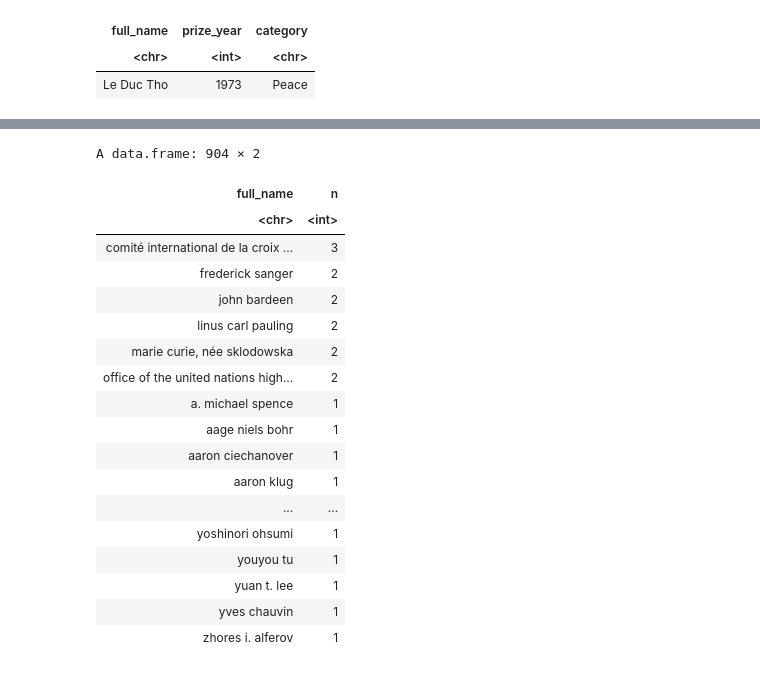
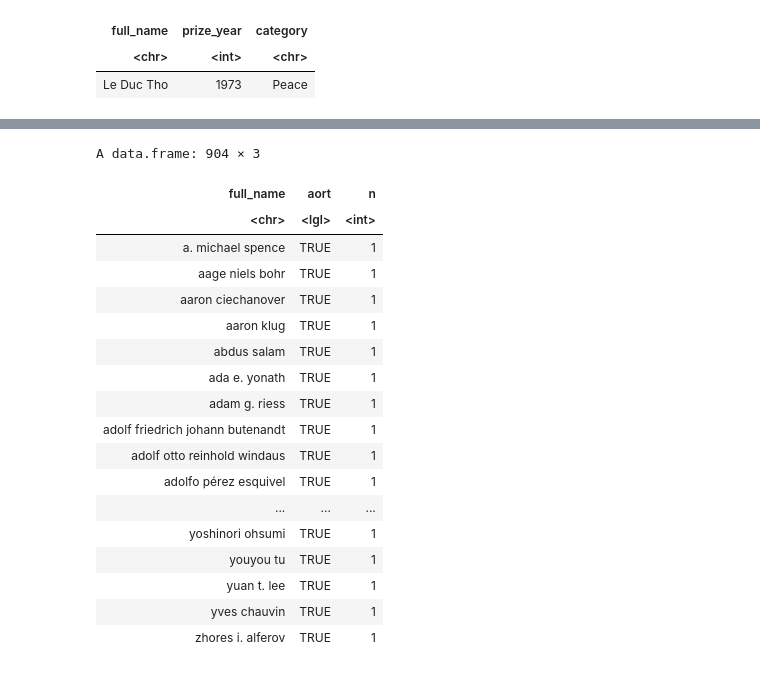
Before and after one commit to S10958018/lichen, a Jupyter notebook: 1119.ipynb, the cells around one changed output, grey strips where cells are left out. Drawn from its saved outputs; the diff is of its cells as text; code cells hidden in the pictures.

```diff
--- a/1119.ipynb
+++ b/1119.ipynb
@@ -147,10 +176,10 @@ nobel_winners <- nobel %>%
  mutate_if(is.character, tolower) %>%
  distinct_at(vars(full_name, prize_year, category), .keep_all = TRUE) %>%
  mutate(
-  ecade = 10 * (prize_year %/% 10),
-  rize_age = prize_year - year(birth_date)
- )
- nobel_winners
+ decade = 10 * (prize_year %/% 10),
+ prize_age = prize_year - year(birth_date)
+  )
+nobel_winners
 # %% [output]
 A data.frame: 911 × 20
 | prize_year | category | prize | motivation | prize_share | laureate_id | laureate_type | full_name | birth_date | ... |
@@ -172,26 +201,26 @@ A data.frame: 911 × 20
 | 2016 | physics | the nobel prize in physics 2016 | "for theoretical discoveries of t... | 1/4 | 929 | individual | f. duncan m. haldane | 1951-09-14 | ... |
 | 2016 | physics | the nobel prize in physics 2016 | "for theoretical discoveries of t... | 1/4 | 930 | individual | j. michael kosterlitz | 1943-06-22 | ... |
 # %%
-nobel_winners %>% count(full_name, sort = T)
+nobel_winners %>% count(full_name, aort = T)
 # %% [output]
-A data.frame: 904 × 2
+A data.frame: 904 × 3
-| full_name | n |
-| <chr> | <int> |
-| comité international de la croix ... | 3 |
-| frederick sanger | 2 |
-| john bardeen | 2 |
-| linus carl pauling | 2 |
-| marie curie, née sklodowska | 2 |
-| office of the united nations high... | 2 |
-| a. michael spence | 1 |
-| aage niels bohr | 1 |
-| aaron ciechanover | 1 |
-| aaron klug | 1 |
-| ... | ... |
-| yoshinori ohsumi | 1 |
-| youyou tu | 1 |
-| yuan t. lee | 1 |
-| yves chauvin | 1 |
-| zhores i. alferov | 1 |
+| full_name | aort | n |
+| <chr> | <lgl> | <int> |
+| a. michael spence | TRUE | 1 |
+| aage niels bohr | TRUE | 1 |
+| aaron ciechanover | TRUE | 1 |
+| aaron klug | TRUE | 1 |
+| abdus salam | TRUE | 1 |
+| ada e. yonath | TRUE | 1 |
+| adam g. riess | TRUE | 1 |
+| adolf friedrich johann butenandt | TRUE | 1 |
+| adolf otto reinhold windaus | TRUE | 1 |
+| adolfo pérez esquivel | TRUE | 1 |
+| ... | ... | ... |
+| yoshinori ohsumi | TRUE | 1 |
+| youyou tu | TRUE | 1 |
+| yuan t. lee | TRUE | 1 |
+| yves chauvin | TRUE | 1 |
+| zhores i. alferov | TRUE | 1 |
 # %%
 nobel_winners %>%
```
Also changed, not shown: parts of 19 cells of this notebook.
